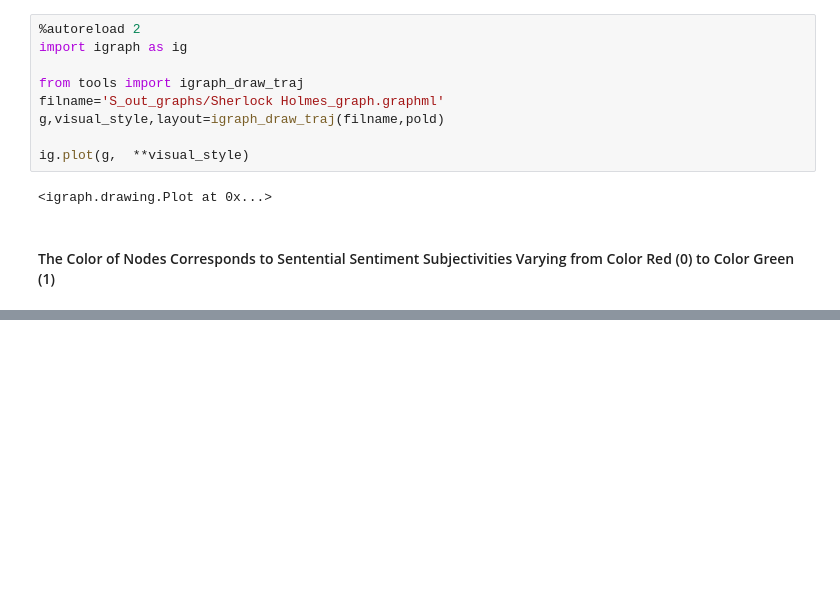
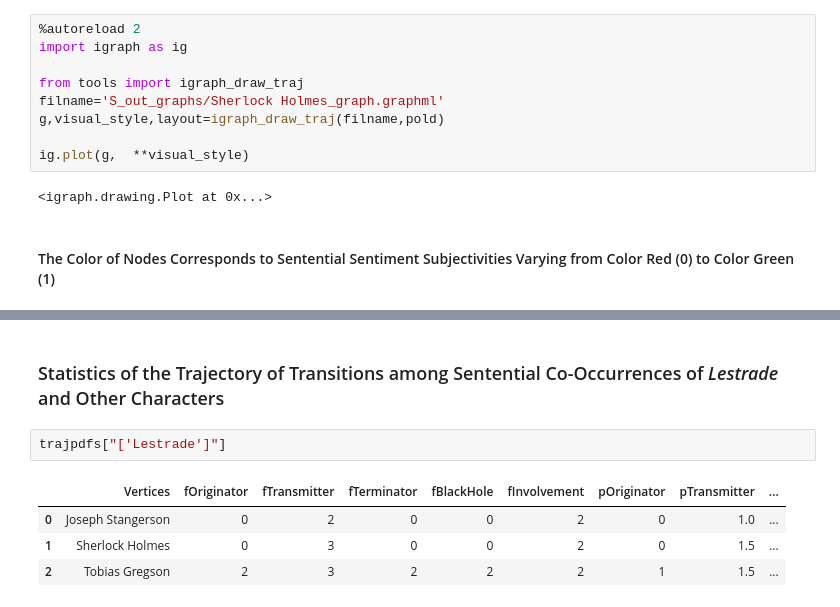
Before and after one commit to mboudour/WordNets, a Jupyter notebook: ArthurConanDoyle_AStudyInScarlet_Network&Trajectories.ipynb, the cells around one changed output, grey strips where cells are left out. Cells and saved outputs as stored; diff of their text form; blank space fills up the shorter version.

```diff
--- a/ArthurConanDoyle_AStudyInScarlet_Network&Trajectories.ipynb
+++ b/ArthurConanDoyle_AStudyInScarlet_Network&Trajectories.ipynb
@@ -408,0 +435,9 @@ ig.plot(g,  **visual_style)
+# %% [markdown]
+### Statistics of the Trajectory of Transitions among Sentential Co-Occurrences of *Lestrade* and Other Characters
+# %%
+trajpdfs["['Lestrade']"]
+# %% [output]
+|  | Vertices | fOriginator | fTransmitter | fTerminator | fBlackHole | fInvolvement | pOriginator | pTransmitter | ... |
+| 0 | Joseph Stangerson | 0 | 2 | 0 | 0 | 2 | 0 | 1.0 | ... |
+| 1 | Sherlock Holmes | 0 | 3 | 0 | 0 | 2 | 0 | 1.5 | ... |
+| 2 | Tobias Gregson | 2 | 3 | 2 | 2 | 2 | 1 | 1.5 | ... |
```
Also changed, not shown: parts of 21 cells of this notebook, 13 other files.
